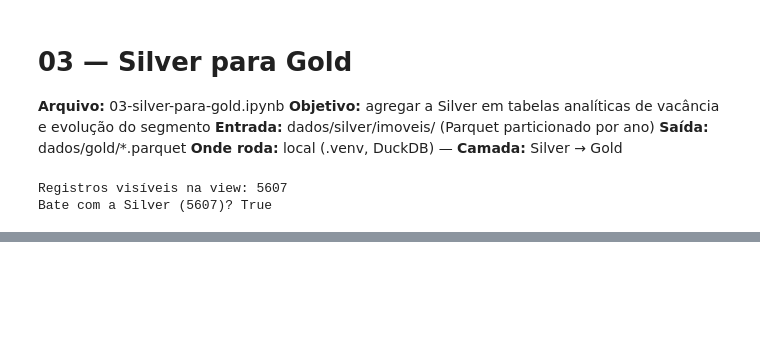
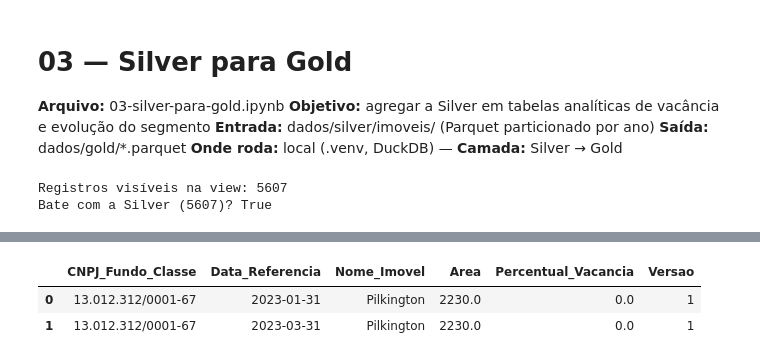
Before and after one commit to sousa-leandro86/tcc-galpoes, a Jupyter notebook: analises/03-silver-para-gold.ipynb, the cells around one changed output, grey strips where cells are left out. Drawn from its saved outputs; the diff is of its cells as text; code cells hidden in the pictures; blank space fills up the shorter version.

```diff
--- a/analises/03-silver-para-gold.ipynb
+++ b/analises/03-silver-para-gold.ipynb
@@ -90,0 +150,17 @@ Trimestres na série: 35
+# %%
+# Inspeção do único conflito de datas: confere se os dois registros do fundo
+# 13.012.312/0001-67 no 2023 T1 são o mesmo imóvel (reenvio do informe) ou
+# imóveis diferentes (caso em que o descarte vira limitação na DA-24).
+inspecao = """
+    SELECT CNPJ_Fundo_Classe, Data_Referencia, Nome_Imovel,
+           Area, Percentual_Vacancia, Versao
+    FROM silver_imoveis
+    WHERE CNPJ_Fundo_Classe = '13.012.312/0001-67'
+      AND ano = 2023 AND Trimestre = 1
+    ORDER BY Data_Referencia
+"""
+con.sql(inspecao).df()
+# %% [output]
+|  | CNPJ_Fundo_Classe | Data_Referencia | Nome_Imovel | Area | Percentual_Vacancia | Versao |
+| 0 | 13.012.312/0001-67 | 2023-01-31 | Pilkington | 2230.0 | 0.0 | 1 |
+| 1 | 13.012.312/0001-67 | 2023-03-31 | Pilkington | 2230.0 | 0.0 | 1 |
```
Also changed, not shown: parts of 5 cells of this notebook, 4 other files.
